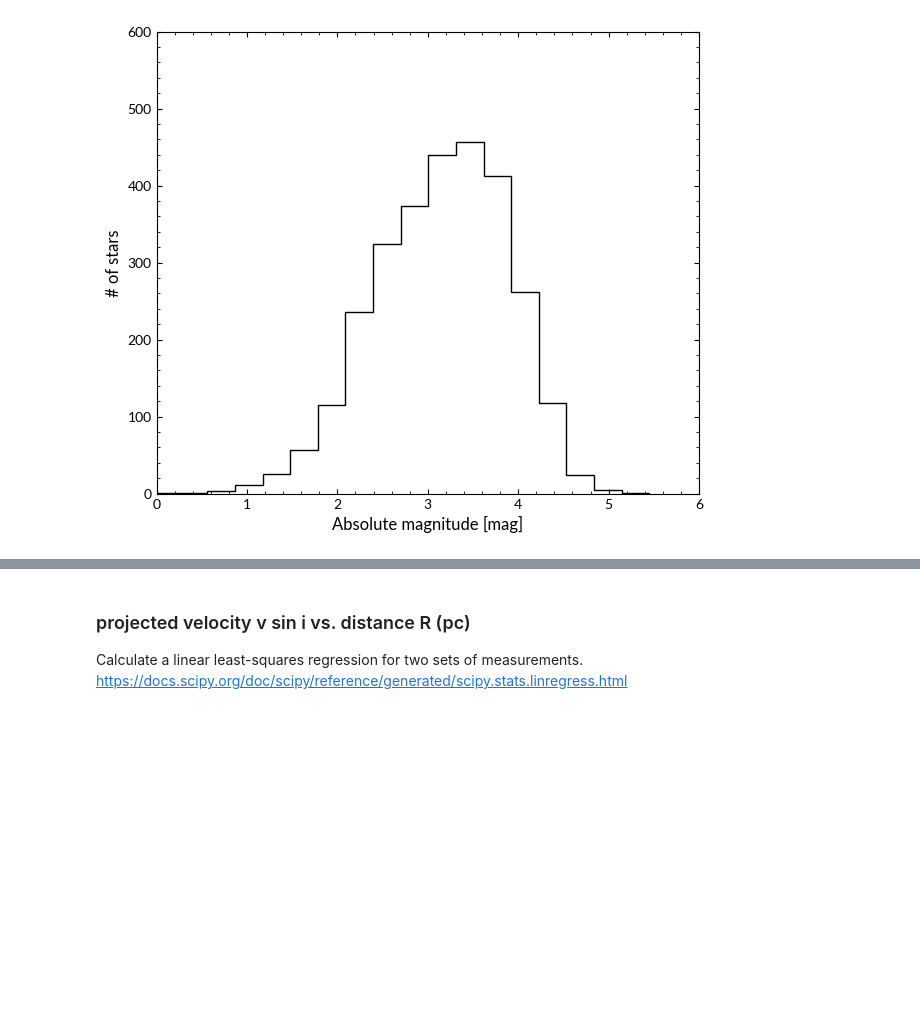
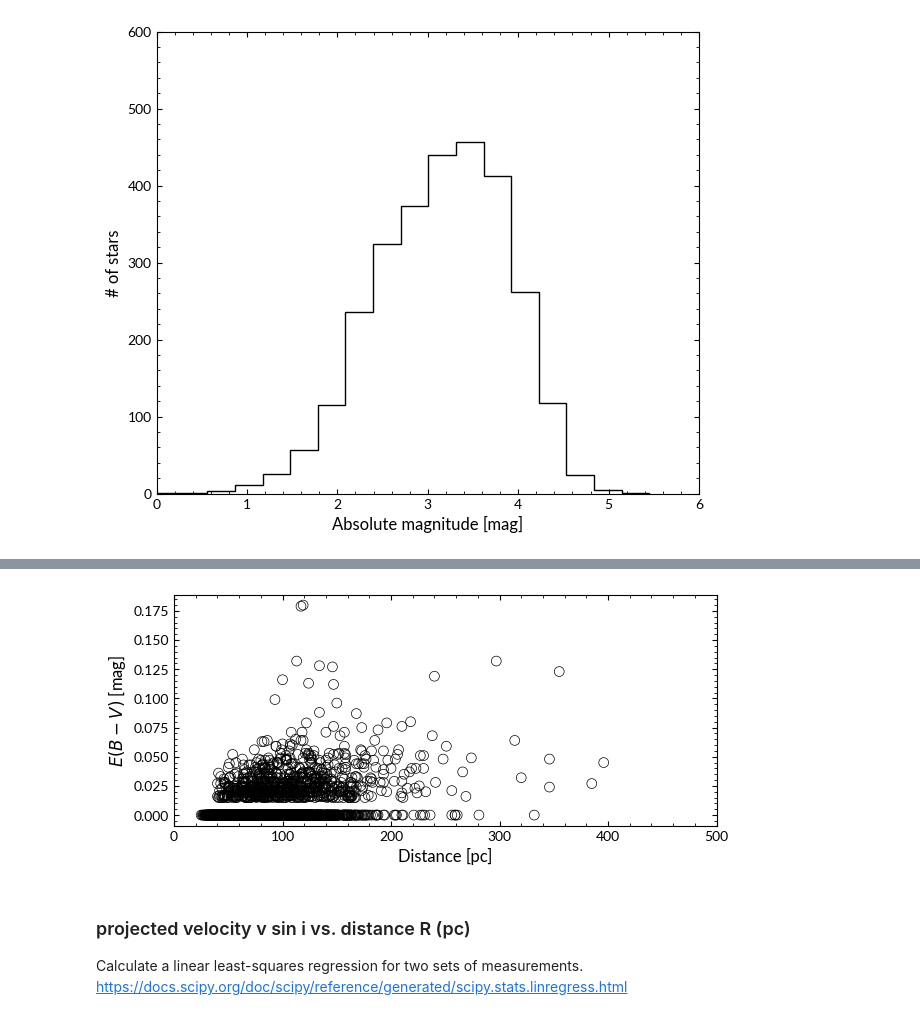
Before and after one commit to SarahBarbosa/ring-like-structure, a Jupyter notebook: docs/figures.ipynb, the cells around one changed output, grey strips where cells are left out. Drawn from its saved outputs; the diff is of its cells as text; code cells hidden in the pictures; blank space fills up the shorter version.

```diff
--- a/docs/figures.ipynb
+++ b/docs/figures.ipynb
@@ -99,3 +141,9 @@ plt.axis([0, 6, 0, 600]);
+# %%
+_, ax = plt.subplots(figsize = (7, 3))
+ax.scatter(df["Dist"], df["E(B-V)"], ec = "k", fc = "None", lw = 0.5, s = 50)
+ax.set(xlabel="Distance [pc]", ylabel="$E(B-V)$ [mag]", xlim=(0, 500));
+# %% [output]
+[figure, added]
 # %% [markdown]
 ###  projected velocity v sin i vs. distance R (pc)
 
```
Also changed, not shown: parts of 4 cells of this notebook, 1 other file.
